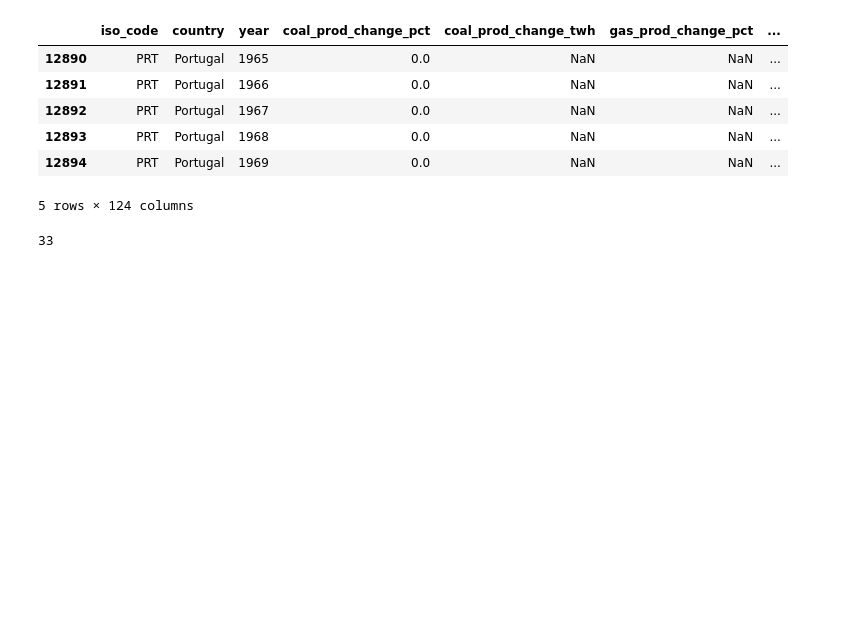
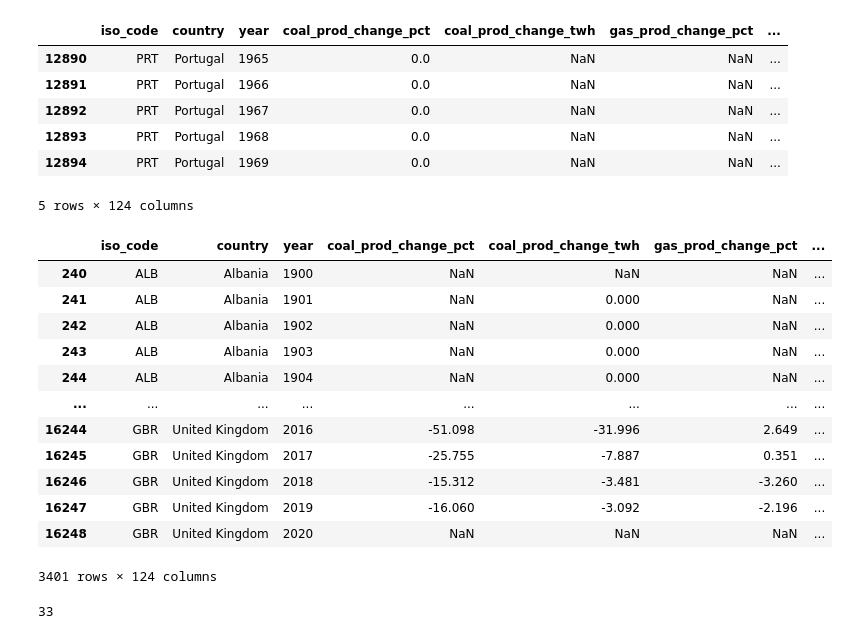
Before and after one commit to henrymmarques/DataVizProj, a Jupyter notebook: project_DV.ipynb, the cells around one changed output. Cells and saved outputs as stored; diff of their text form; code cells hidden in the pictures; blank space fills up the shorter version.

```diff
--- a/project_DV.ipynb
+++ b/project_DV.ipynb
@@ -148,6 +195,22 @@ portugal[portugal['renewables_consumption'].notna()].head(5)
 5 rows × 124 columns
 # %%
 europe=data[data['region']=='Europe']
+# %%
+europe
+# %% [output]
+|  | iso_code | country | year | coal_prod_change_pct | coal_prod_change_twh | gas_prod_change_pct | ... |
+| 240 | ALB | Albania | 1900 | NaN | NaN | NaN | ... |
+| 241 | ALB | Albania | 1901 | NaN | 0.000 | NaN | ... |
+| 242 | ALB | Albania | 1902 | NaN | 0.000 | NaN | ... |
+| 243 | ALB | Albania | 1903 | NaN | 0.000 | NaN | ... |
+| 244 | ALB | Albania | 1904 | NaN | 0.000 | NaN | ... |
+| ... | ... | ... | ... | ... | ... | ... | ... |
+| 16244 | GBR | United Kingdom | 2016 | -51.098 | -31.996 | 2.649 | ... |
+| 16245 | GBR | United Kingdom | 2017 | -25.755 | -7.887 | 0.351 | ... |
+| 16246 | GBR | United Kingdom | 2018 | -15.312 | -3.481 | -3.260 | ... |
+| 16247 | GBR | United Kingdom | 2019 | -16.060 | -3.092 | -2.196 | ... |
+| 16248 | GBR | United Kingdom | 2020 | NaN | NaN | NaN | ... |
+3401 rows × 124 columns
 # %%
 europe[europe['renewables_consumption'].notna()]['country'].unique().size
 # %% [output]
```
Also changed, not shown: parts of 12 cells of this notebook, 3 other files.
